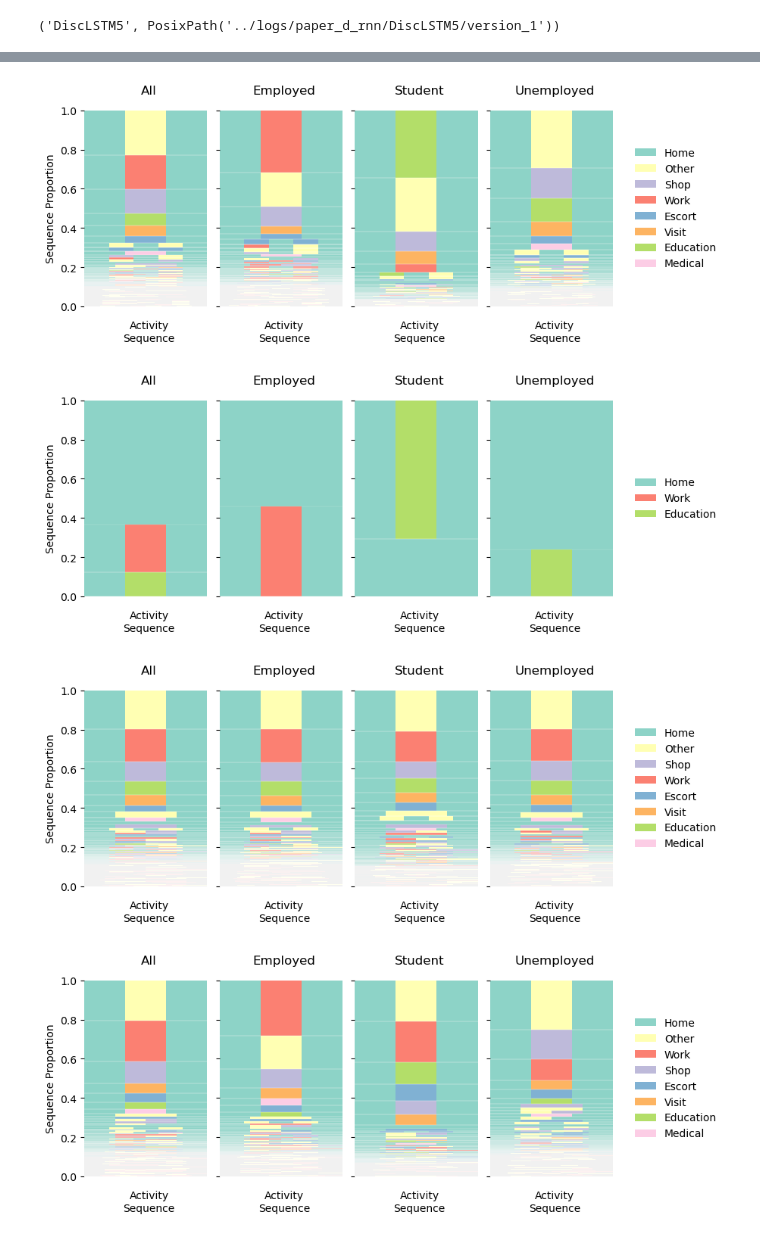
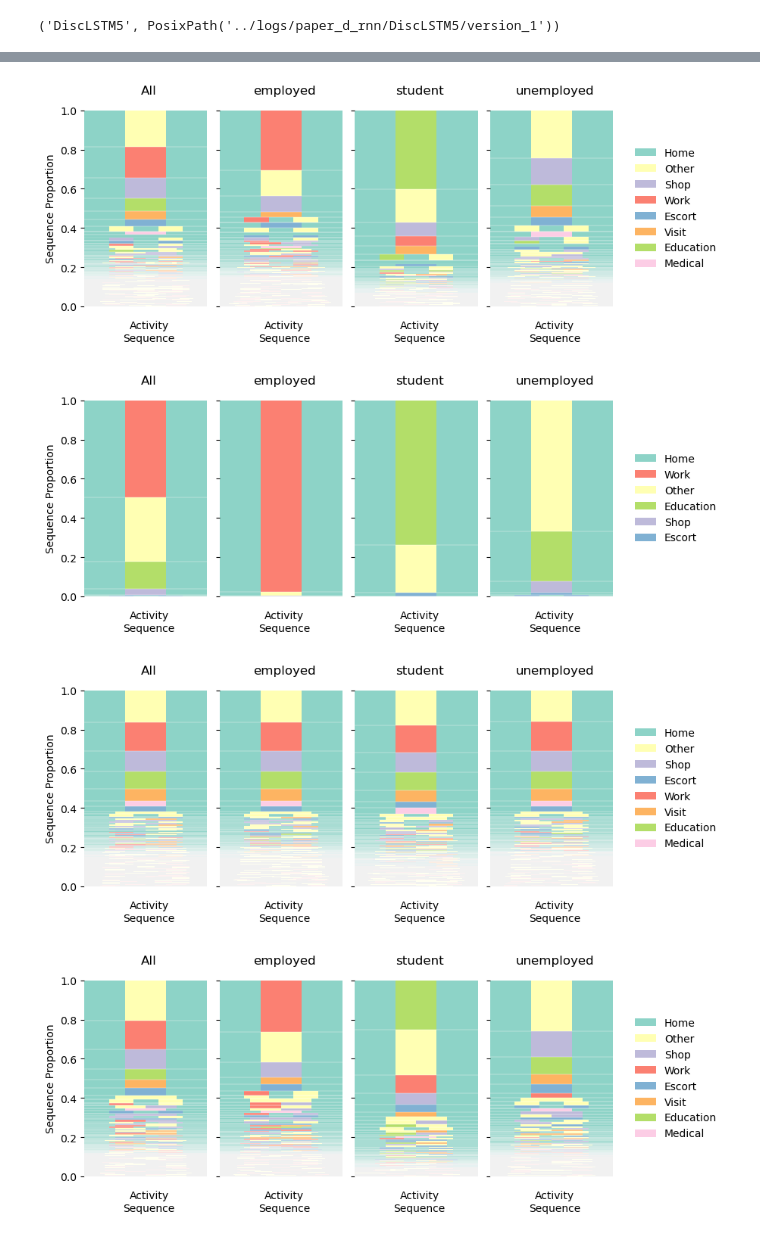
Before and after one commit to big-ucl/caveat, a Jupyter notebook: analysis/TRB_analysis.ipynb, the cells around one changed output, grey strips where cells are left out. Drawn from its saved outputs; the diff is of its cells as text; code cells hidden in the pictures.

```diff
--- a/analysis/TRB_analysis.ipynb
+++ b/analysis/TRB_analysis.ipynb
@@ -26,19 +28,19 @@ cmap = {
 }
 
 batch_paths = {
-    "Disc RNN": Path("../logs/TRB/discrim"),
-    # "C_Discrim": Path("../logs/TRB/c_discrim"),
-    "VAE": Path("../logs/TRB/vae"),
-    "JVAE": Path("../logs/TRB/jvae"),
-    # "CVAE": Path("../logs/TRB/cvae"),
+    # "Disc RNN": Path("../logs/TRB/discrim"),
+    "Conditional": Path("../logs/TRB/conditional"),
+    "Generative": Path("../logs/TRB/vae"),
+    # "JVAE": Path("../logs/TRB/jvae"),
+    "CVAE": Path("../logs/TRB/cvae"),
 }
 
 # find data
-target_schedules = pd.read_csv("../tmp/nts_home_schedules.csv")
+target_schedules = pd.read_csv("../tmp/nts_schedules_2023.csv")
 acts = list(target_schedules.act.value_counts(ascending=False).index)
 class_map = {n: i for i, n in enumerate(acts)}
 
-target_attributes = pd.read_csv("../tmp/nts_home_attributes_groups.csv")
+target_attributes = pd.read_csv("../tmp/nts_attributes_2023.csv")
 
 
 def latest(path: Path):
@@ -98,6 +100,13 @@ def load_attributes(path: Path, default=None):
     return default
 
 
+def split_on(schedules, attributes, by="work_status"):
+    splits = attributes.groupby(by)
+    return {
+        k: schedules.loc[schedules.pid.isin(list(v.pid))] for k, v in splits
+    }
+
+
 next(find_nth(Path("../logs/paper_d_rnn")))
 # %% [output]
 ('DiscLSTM5', PosixPath('../logs/paper_d_rnn/DiscLSTM5/version_1'))
@@ -270,24 +1197,17 @@ for n, p in batch_paths.items():
-# %%
-def split_on(schedules, attributes, by="work_status"):
-    splits = attributes.groupby(by)
-    return {
-        k.title(): schedules.loc[schedules.pid.isin(list(v.pid))]
-        for k, v in splits
-    }
 # %%
 splits = split_on(target_schedules, target_attributes)
-fig = transitions.sequence_prob_plot(
+fig = describe_transitions.sequence_prob_plot(
     target_schedules, splits, observed_title="All", cmap=cmap, figsize=(9, 3.5)
 )
 # %% [output]
-[figure, old version]
+[figure, new version]
 # %%
 for k, scheds in schedules.items():
     splits = split_on(scheds, attributes[k])
-    fig = transitions.sequence_prob_plot(
+    fig = describe_transitions.sequence_prob_plot(
         scheds, splits, observed_title="All", cmap=cmap, figsize=(9, 3.5)
     )
 # %% [output]
-[figure, old version]
+[figure, new version]
-[figure, old version]
+[figure, new version]
-[figure, old version]
+[figure, new version]
```
Also changed, not shown: parts of 52 cells of this notebook, 39 other files.
